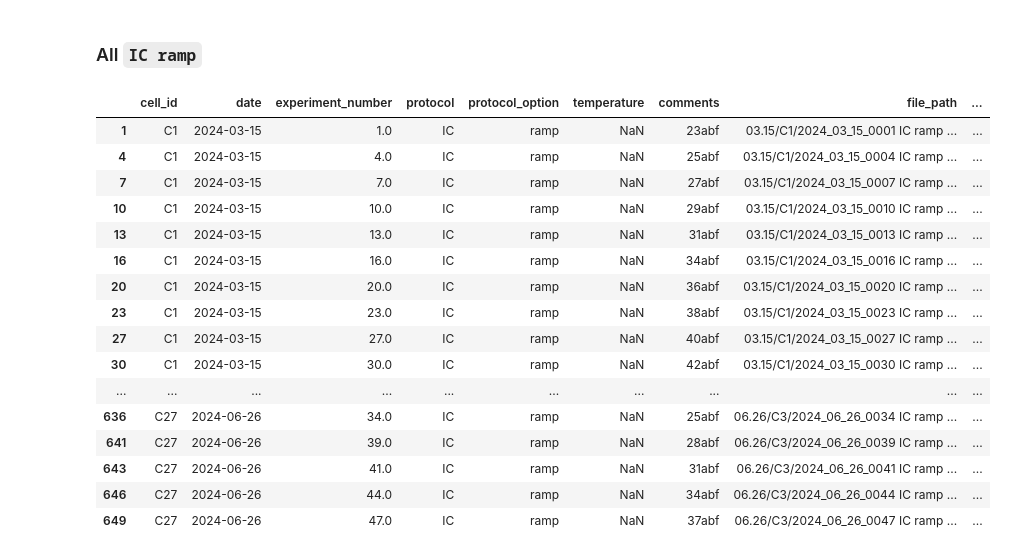
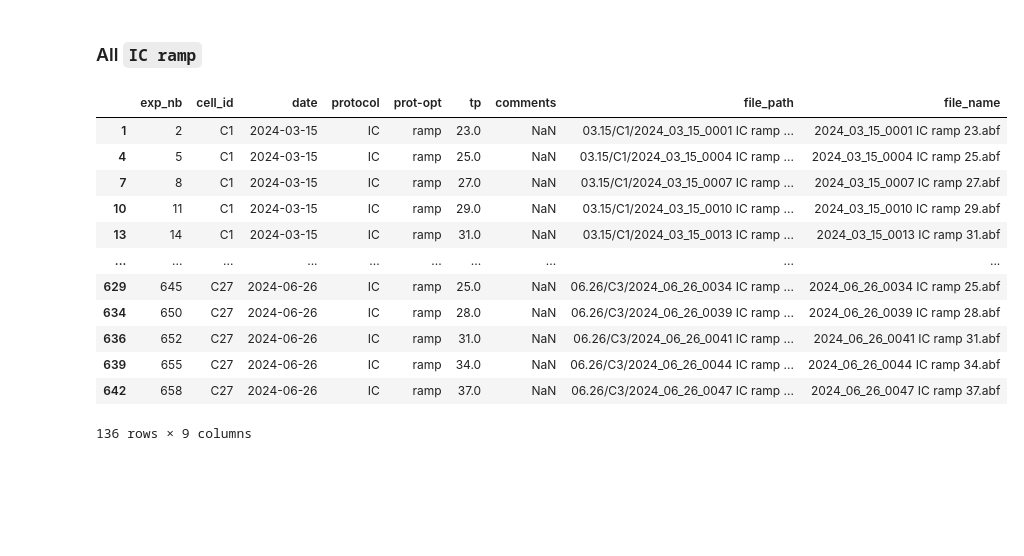
Before and after one commit to fabien-campillo/data-science-spikes, a Jupyter notebook: 4_exploring_a_database.ipynb, the cells around one changed output. Saved outputs shown, nothing was run; the diff lists cells and outputs as text; code cells hidden in the pictures; blank space fills up the shorter version.

```diff
--- a/4_exploring_a_database.ipynb
+++ b/4_exploring_a_database.ipynb
@@ -551,7 +590,7 @@ print(subset)
 import pandas as pd
 
 # Load the metadata
-df = pd.read_csv("data/records_fake.csv")
+df = pd.read_csv("data/records_fake_metadata.csv")
 
 # Display the first few rows
 df.head()
@@ -698,25 +749,21 @@ day_data
 ### All `IC ramp`
 # %%
 # Filter rows with protocol 'IC' and protocol_option 'ramp'
-ic_ramp_cells = df[(df['protocol'] == 'IC') & (df['protocol_option'] == 'ramp')]
+ic_ramp_cells = df[(df['protocol'] == 'IC') & (df['prot-opt'] == 'ramp')]
 
 # Display the result
 ic_ramp_cells
 # %% [output]
-|  | cell_id | date | experiment_number | protocol | protocol_option | temperature | comments | file_path | ... |
-| 1 | C1 | 2024-03-15 | 1.0 | IC | ramp | NaN | 23abf | 03.15/C1/2024_03_15_0001 IC ramp ... | ... |
-| 4 | C1 | 2024-03-15 | 4.0 | IC | ramp | NaN | 25abf | 03.15/C1/2024_03_15_0004 IC ramp ... | ... |
-| 7 | C1 | 2024-03-15 | 7.0 | IC | ramp | NaN | 27abf | 03.15/C1/2024_03_15_0007 IC ramp ... | ... |
-| 10 | C1 | 2024-03-15 | 10.0 | IC | ramp | NaN | 29abf | 03.15/C1/2024_03_15_0010 IC ramp ... | ... |
-| 13 | C1 | 2024-03-15 | 13.0 | IC | ramp | NaN | 31abf | 03.15/C1/2024_03_15_0013 IC ramp ... | ... |
-| 16 | C1 | 2024-03-15 | 16.0 | IC | ramp | NaN | 34abf | 03.15/C1/2024_03_15_0016 IC ramp ... | ... |
-| 20 | C1 | 2024-03-15 | 20.0 | IC | ramp | NaN | 36abf | 03.15/C1/2024_03_15_0020 IC ramp ... | ... |
-| 23 | C1 | 2024-03-15 | 23.0 | IC | ramp | NaN | 38abf | 03.15/C1/2024_03_15_0023 IC ramp ... | ... |
-| 27 | C1 | 2024-03-15 | 27.0 | IC | ramp | NaN | 40abf | 03.15/C1/2024_03_15_0027 IC ramp ... | ... |
-| 30 | C1 | 2024-03-15 | 30.0 | IC | ramp | NaN | 42abf | 03.15/C1/2024_03_15_0030 IC ramp ... | ... |
+|  | exp_nb | cell_id | date | protocol | prot-opt | tp | comments | file_path | file_name |
+| 1 | 2 | C1 | 2024-03-15 | IC | ramp | 23.0 | NaN | 03.15/C1/2024_03_15_0001 IC ramp ... | 2024_03_15_0001 IC ramp 23.abf |
+| 4 | 5 | C1 | 2024-03-15 | IC | ramp | 25.0 | NaN | 03.15/C1/2024_03_15_0004 IC ramp ... | 2024_03_15_0004 IC ramp 25.abf |
+| 7 | 8 | C1 | 2024-03-15 | IC | ramp | 27.0 | NaN | 03.15/C1/2024_03_15_0007 IC ramp ... | 2024_03_15_0007 IC ramp 27.abf |
+| 10 | 11 | C1 | 2024-03-15 | IC | ramp | 29.0 | NaN | 03.15/C1/2024_03_15_0010 IC ramp ... | 2024_03_15_0010 IC ramp 29.abf |
+| 13 | 14 | C1 | 2024-03-15 | IC | ramp | 31.0 | NaN | 03.15/C1/2024_03_15_0013 IC ramp ... | 2024_03_15_0013 IC ramp 31.abf |
 | ... | ... | ... | ... | ... | ... | ... | ... | ... | ... |
-| 636 | C27 | 2024-06-26 | 34.0 | IC | ramp | NaN | 25abf | 06.26/C3/2024_06_26_0034 IC ramp ... | ... |
-| 641 | C27 | 2024-06-26 | 39.0 | IC | ramp | NaN | 28abf | 06.26/C3/2024_06_26_0039 IC ramp ... | ... |
-| 643 | C27 | 2024-06-26 | 41.0 | IC | ramp | NaN | 31abf | 06.26/C3/2024_06_26_0041 IC ramp ... | ... |
-| 646 | C27 | 2024-06-26 | 44.0 | IC | ramp | NaN | 34abf | 06.26/C3/2024_06_26_0044 IC ramp ... | ... |
-| 649 | C27 | 2024-06-26 | 47.0 | IC | ramp | NaN | 37abf | 06.26/C3/2024_06_26_0047 IC ramp ... | ... |
+| 629 | 645 | C27 | 2024-06-26 | IC | ramp | 25.0 | NaN | 06.26/C3/2024_06_26_0034 IC ramp ... | 2024_06_26_0034 IC ramp 25.abf |
+| 634 | 650 | C27 | 2024-06-26 | IC | ramp | 28.0 | NaN | 06.26/C3/2024_06_26_0039 IC ramp ... | 2024_06_26_0039 IC ramp 28.abf |
+| 636 | 652 | C27 | 2024-06-26 | IC | ramp | 31.0 | NaN | 06.26/C3/2024_06_26_0041 IC ramp ... | 2024_06_26_0041 IC ramp 31.abf |
+| 639 | 655 | C27 | 2024-06-26 | IC | ramp | 34.0 | NaN | 06.26/C3/2024_06_26_0044 IC ramp ... | 2024_06_26_0044 IC ramp 34.abf |
+| 642 | 658 | C27 | 2024-06-26 | IC | ramp | 37.0 | NaN | 06.26/C3/2024_06_26_0047 IC ramp ... | 2024_06_26_0047 IC ramp 37.abf |
+136 rows × 9 columns
```
Also changed, not shown: parts of 33 cells of this notebook, 7 other files.
